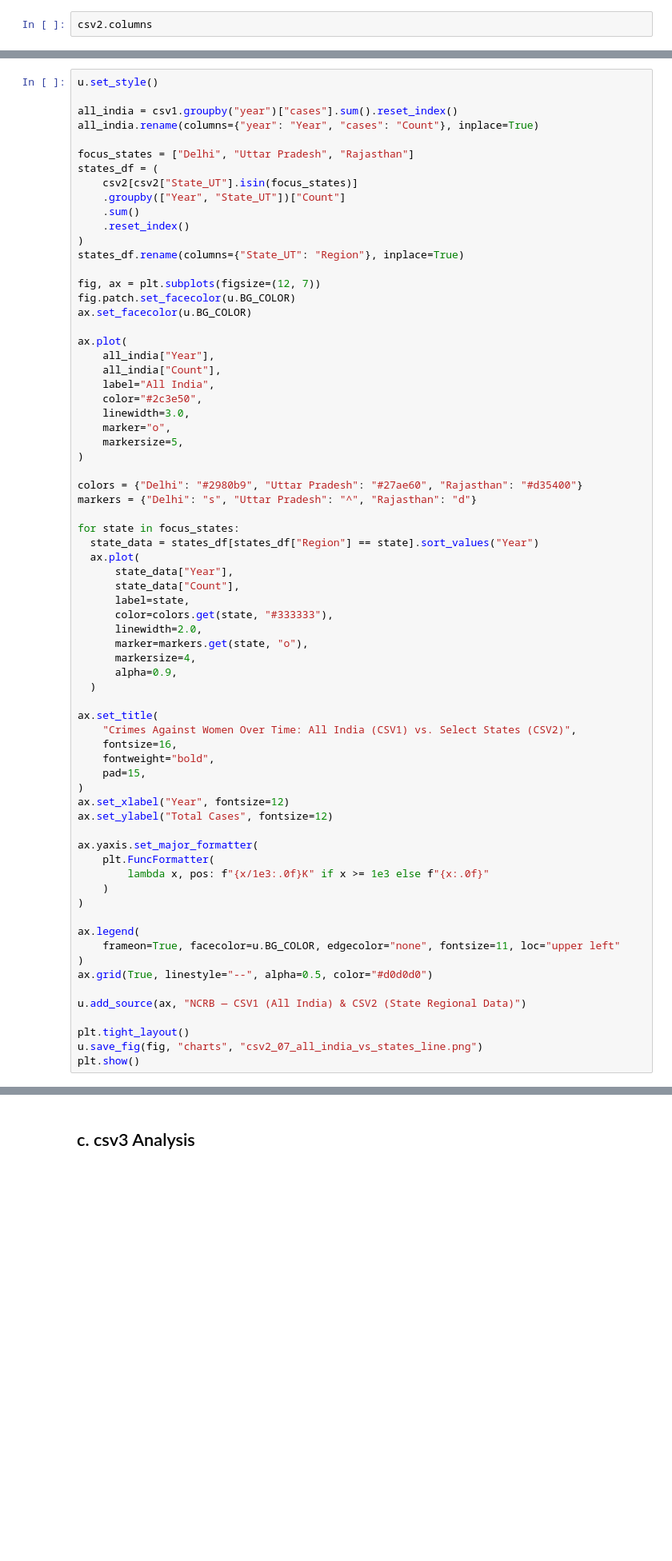
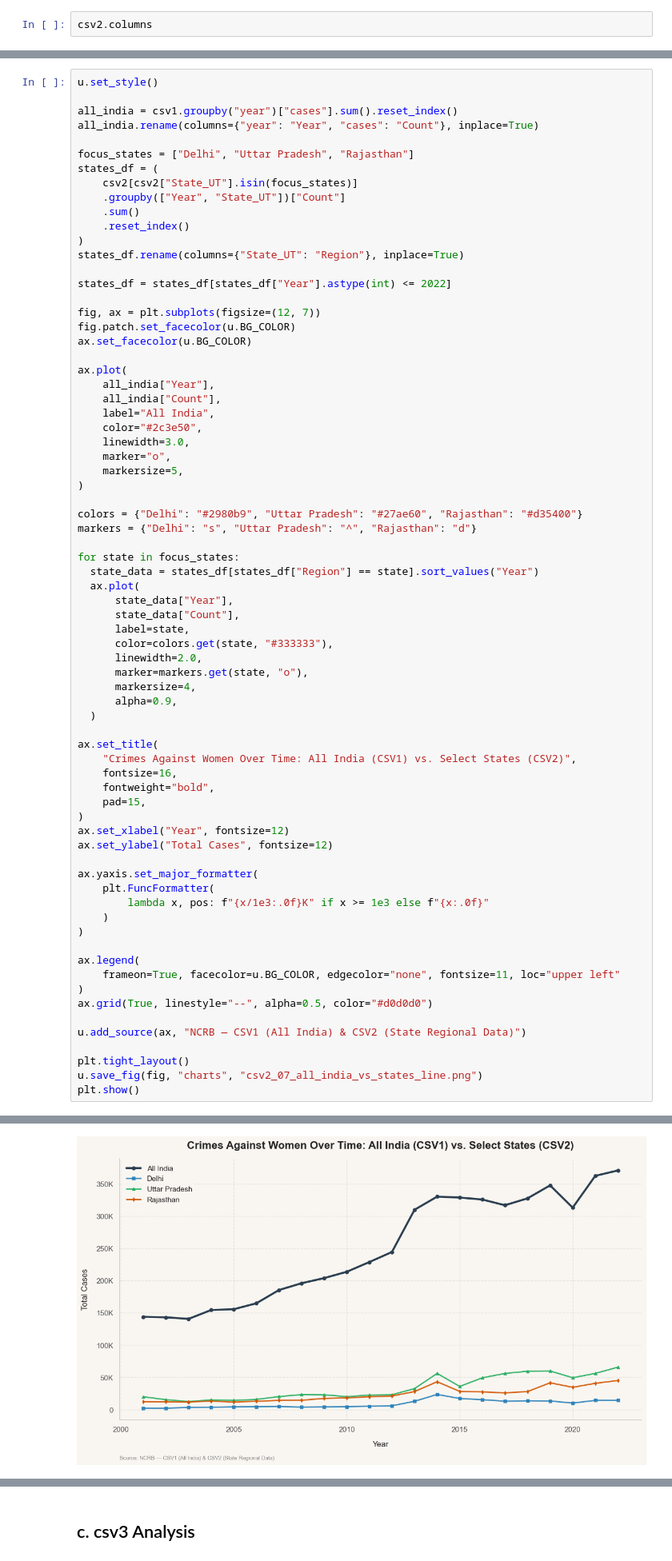
Before and after one commit to bhavya25-ds/The-Committee-Will-Look-Into-It, a Jupyter notebook: 02_Gender_Injustice/03_01_Analysis.ipynb, the cells around one changed output, grey strips where cells are left out. Shown at 80% size. Drawn from its saved outputs; the diff is of its cells as text; blank space fills up the shorter version.

```diff
--- a/02_Gender_Injustice/03_01_Analysis.ipynb
+++ b/02_Gender_Injustice/03_01_Analysis.ipynb
@@ -586,6 +591,8 @@ states_df = (
     .reset_index()
 )
 states_df.rename(columns={"State_UT": "Region"}, inplace=True)
+
+states_df = states_df[states_df["Year"].astype(int) <= 2022]
 
 fig, ax = plt.subplots(figsize=(12, 7))
 fig.patch.set_facecolor(u.BG_COLOR)
@@ -642,3 +649,4 @@ u.add_source(ax, "NCRB — CSV1 (All India) & CSV2 (State Regional Data)")
 plt.tight_layout()
 u.save_fig(fig, "charts", "csv2_07_all_india_vs_states_line.png")
 plt.show()
+# %% [output]
@@ -645,3 +654,4 @@ plt.show()
+[figure, added]
 # %%
 # Drop subcategory rows to avoid double-counting
 states = csv2[csv2["Is_Detailed_Subcategory"] == False].copy()
```
Also changed, not shown: parts of 5 cells of this notebook, 5 other files.
